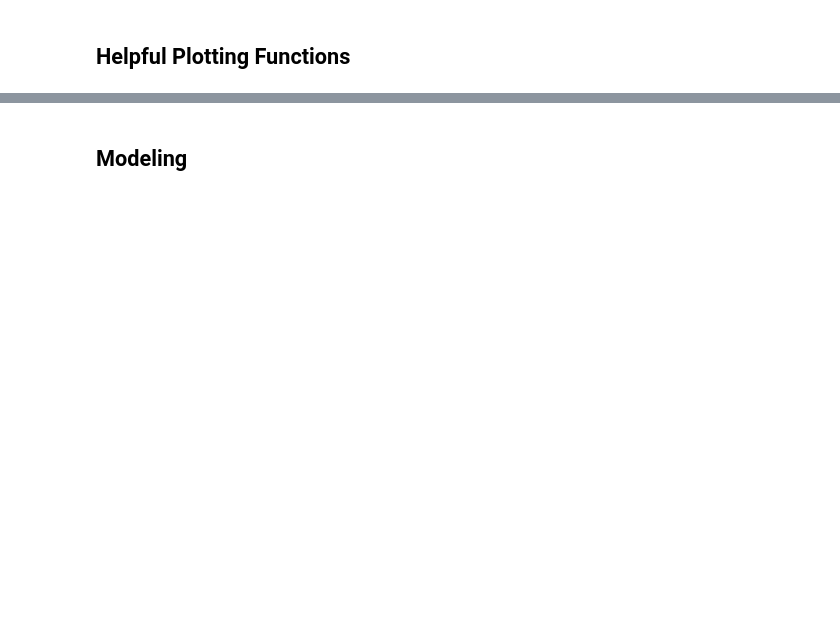
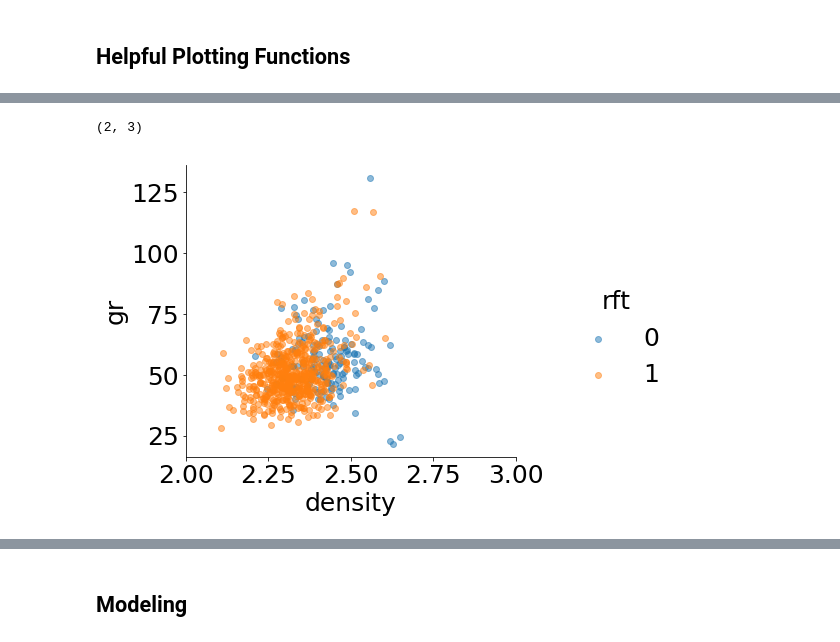
Before and after one commit to sanchitchawla/hackathon-rise, a Jupyter notebook: sunny/Analysis.ipynb, the cells around one changed output, grey strips where cells are left out. Saved outputs shown, nothing was run; the diff lists cells and outputs as text; code cells hidden in the pictures; blank space fills up the shorter version.

```diff
--- a/sunny/Analysis.ipynb
+++ b/sunny/Analysis.ipynb
@@ -364,0 +345,8 @@ transformer = Pipeline([
+# %%
+sns.lmplot('density', 'gr', plot_df, hue='rft', fit_reg=False, scatter_kws={'alpha':0.5})
+fig = plt.gcf()
+fig.set_size_inches(10, 6)
+plt.xlim(2, 3)
+# %% [output]
+(2, 3)
+[figure, added]
```
Also changed, not shown: parts of 72 cells of this notebook.
